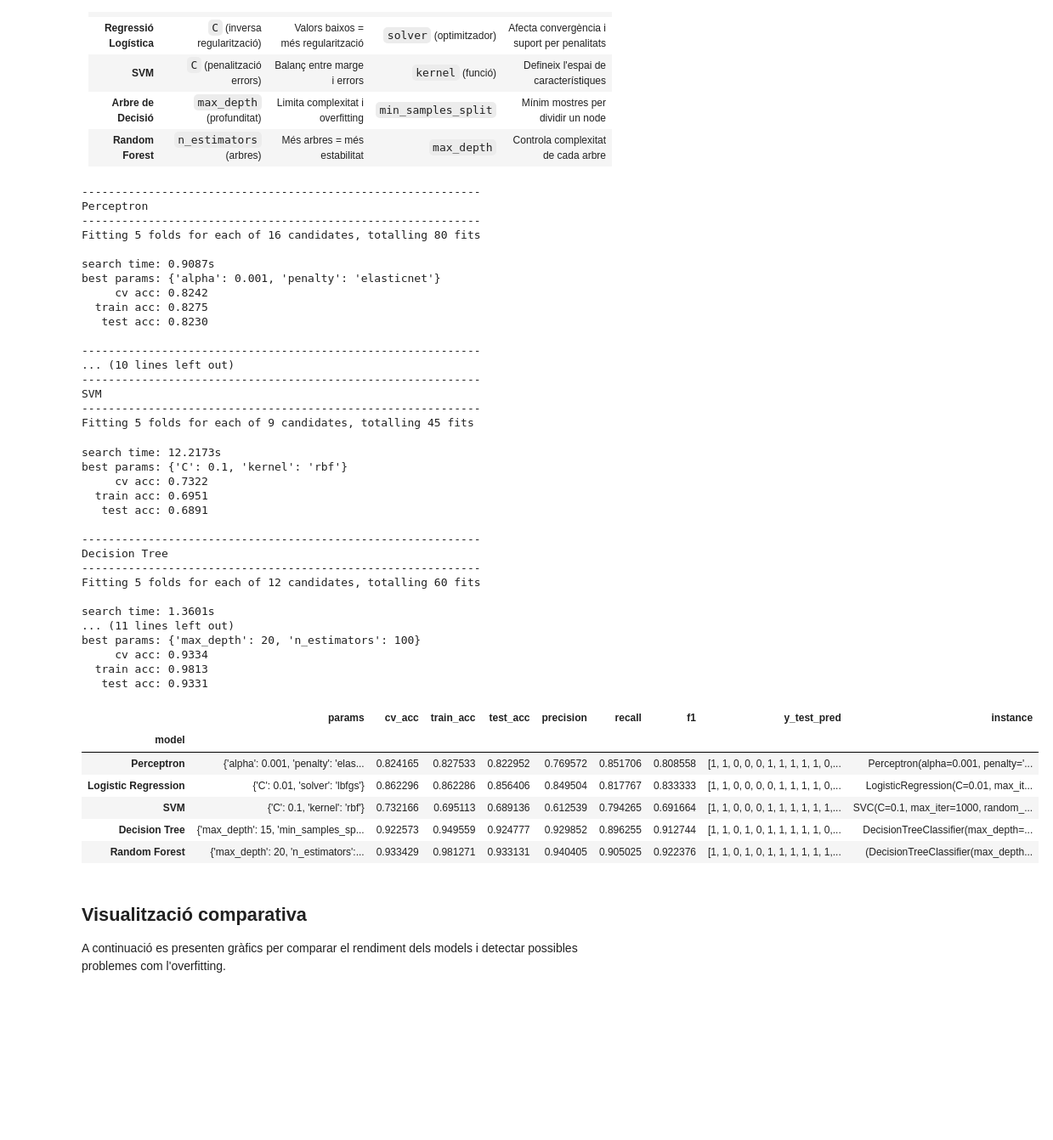
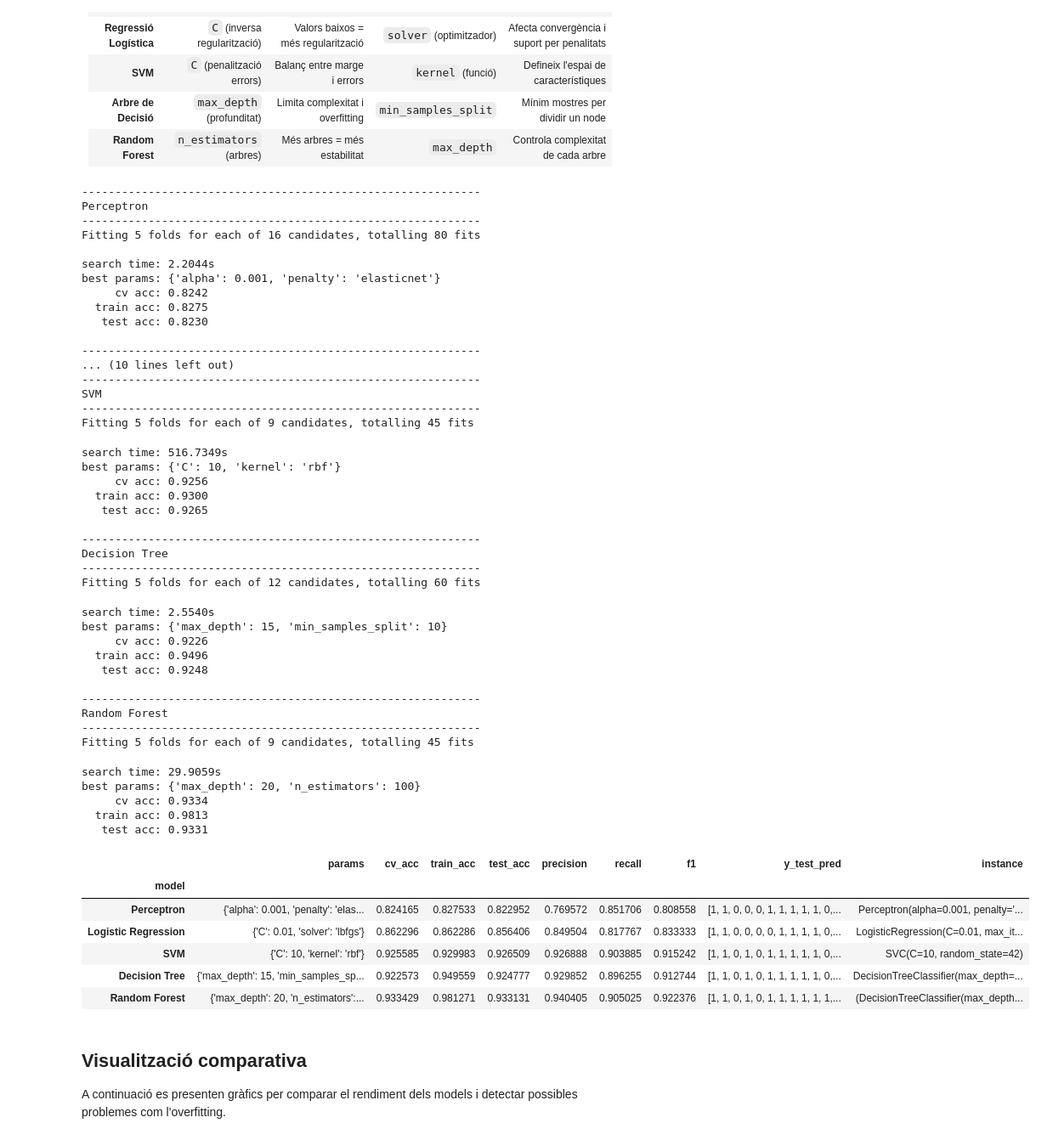
Before and after one commit to serafi-nebot-uib/ia_2025, a Jupyter notebook: notebooks/practica-3/main.ipynb, the cells around one changed output. Shown at 85% size. Drawn from its saved outputs; the diff is of its cells as text; code cells hidden in the pictures; blank space fills up the shorter version.

```diff
--- a/notebooks/practica-3/main.ipynb
+++ b/notebooks/practica-3/main.ipynb
@@ -465,7 +461,6 @@ Per a cada model s'han seleccionat els hiperparàmetres més rellevants segons l
 | **Arbre de Decisió** | `max_depth` (profunditat) | Limita complexitat i overfitting | `min_samples_split` | Mínim mostres per dividir un node |
 | **Random Forest** | `n_estimators` (arbres) | Més arbres = més estabilitat | `max_depth` | Controla complexitat de cada arbre |
 # %%
-# Definició dels models i els seus hiperparàmetres per GridSearchCV
 models_params = {
     "Perceptron": (
         Perceptron(max_iter=1000, random_state=42),
@@ -482,7 +477,7 @@ models_params = {
         }
     ),
     "SVM": (
-        SVC(max_iter=1000, random_state=42),
+        SVC(random_state=42),
         {
             "C": [0.1, 1, 10],
             "kernel": ["linear", "rbf", "poly"]
@@ -544,47 +539,55 @@ results = (pd.DataFrame.from_dict(results, orient="index").reset_index()
                        .rename(columns={"model": "instance"})
                        .rename(columns={"index": "model"})
                        .set_index("model"))
 results
 # %% [output]
 ------------------------------------------------------------
 Perceptron
 ------------------------------------------------------------
 Fitting 5 folds for each of 16 candidates, totalling 80 fits
 
-search time: 0.9087s
+search time: 2.2044s
 best params: {'alpha': 0.001, 'penalty': 'elasticnet'}
      cv acc: 0.8242
   train acc: 0.8275
    test acc: 0.8230
 
 ------------------------------------------------------------
 ... (10 lines left out)
 ------------------------------------------------------------
 SVM
 ------------------------------------------------------------
 Fitting 5 folds for each of 9 candidates, totalling 45 fits
-search time: 12.2173s
-best params: {'C': 0.1, 'kernel': 'rbf'}
-     cv acc: 0.7322
-  train acc: 0.6951
-   test acc: 0.6891
+search time: 516.7349s
+best params: {'C': 10, 'kernel': 'rbf'}
+     cv acc: 0.9256
+  train acc: 0.9300
+   test acc: 0.9265
 
 ------------------------------------------------------------
 Decision Tree
 ------------------------------------------------------------
 Fitting 5 folds for each of 12 candidates, totalling 60 fits
-
-search time: 1.3601s
-... (11 lines left out)
-best params: {'max_depth': 20, 'n_estimators': 100}
-     cv acc: 0.9334
-  train acc: 0.9813
-   test acc: 0.9331
+search time: 2.5540s
+best params: {'max_depth': 15, 'min_samples_split': 10}
+     cv acc: 0.9226
+  train acc: 0.9496
+   test acc: 0.9248
+
+------------------------------------------------------------
+Random Forest
+------------------------------------------------------------
+Fitting 5 folds for each of 9 candidates, totalling 45 fits
+search time: 29.9059s
+best params: {'max_depth': 20, 'n_estimators': 100}
+     cv acc: 0.9334
+  train acc: 0.9813
+   test acc: 0.9331
 |  | params | cv_acc | train_acc | test_acc | precision | recall | f1 | y_test_pred | instance |
 | model |  |  |  |  |  |  |  |  |  |
 | Perceptron | {'alpha': 0.001, 'penalty': 'elas... | 0.824165 | 0.827533 | 0.822952 | 0.769572 | 0.851706 | 0.808558 | [1, 1, 0, 0, 0, 1, 1, 1, 1, 1, 0,... | Perceptron(alpha=0.001, penalty='... |
 | Logistic Regression | {'C': 0.01, 'solver': 'lbfgs'} | 0.862296 | 0.862286 | 0.856406 | 0.849504 | 0.817767 | 0.833333 | [1, 1, 0, 0, 0, 0, 1, 1, 1, 1, 0,... | LogisticRegression(C=0.01, max_it... |
-| SVM | {'C': 0.1, 'kernel': 'rbf'} | 0.732166 | 0.695113 | 0.689136 | 0.612539 | 0.794265 | 0.691664 | [1, 1, 0, 0, 0, 1, 1, 1, 1, 1, 1,... | SVC(C=0.1, max_iter=1000, random_... |
+| SVM | {'C': 10, 'kernel': 'rbf'} | 0.925585 | 0.929983 | 0.926509 | 0.926888 | 0.903885 | 0.915242 | [1, 1, 0, 1, 0, 1, 1, 1, 1, 1, 0,... | SVC(C=10, random_state=42) |
 | Decision Tree | {'max_depth': 15, 'min_samples_sp... | 0.922573 | 0.949559 | 0.924777 | 0.929852 | 0.896255 | 0.912744 | [1, 1, 0, 1, 0, 1, 1, 1, 1, 1, 0,... | DecisionTreeClassifier(max_depth=... |
 | Random Forest | {'max_depth': 20, 'n_estimators':... | 0.933429 | 0.981271 | 0.933131 | 0.940405 | 0.905025 | 0.922376 | [1, 1, 0, 1, 0, 1, 1, 1, 1, 1, 1,... | (DecisionTreeClassifier(max_depth... |
 # %% [markdown]
```
Also changed, not shown: parts of 6 cells of this notebook.
